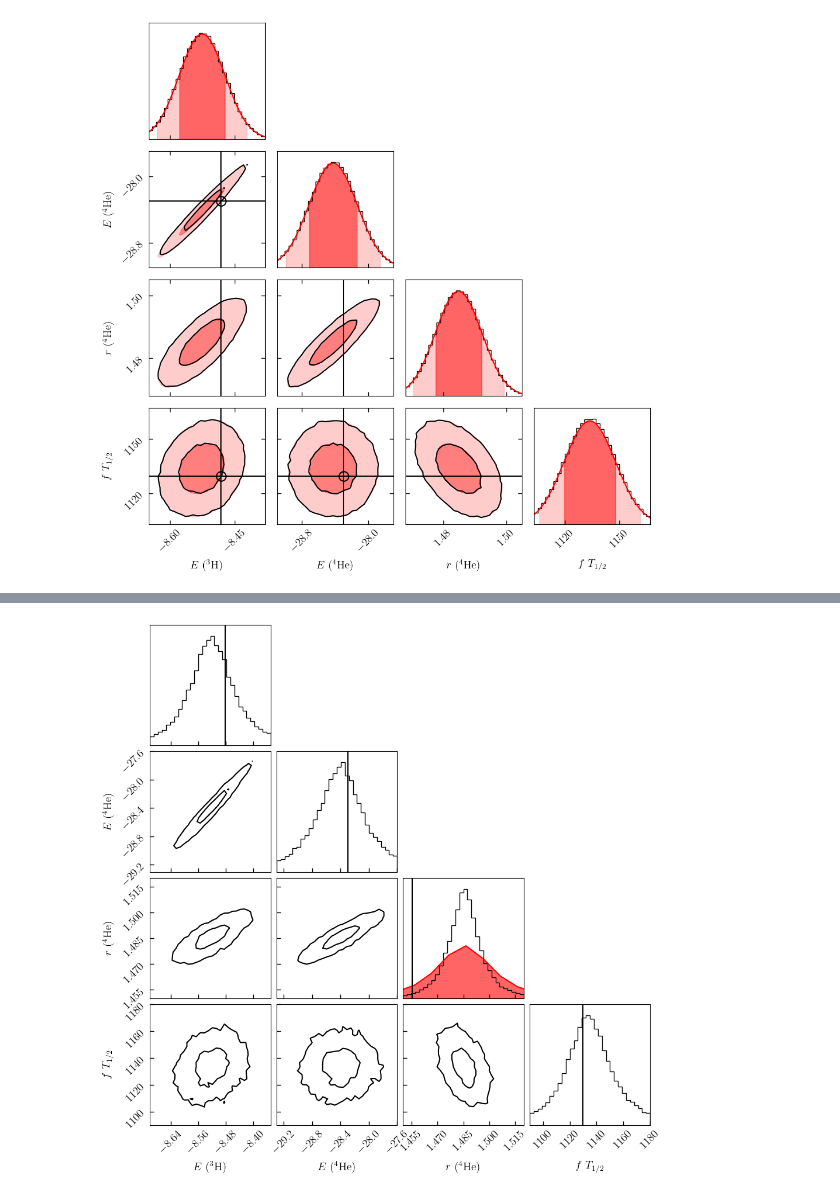
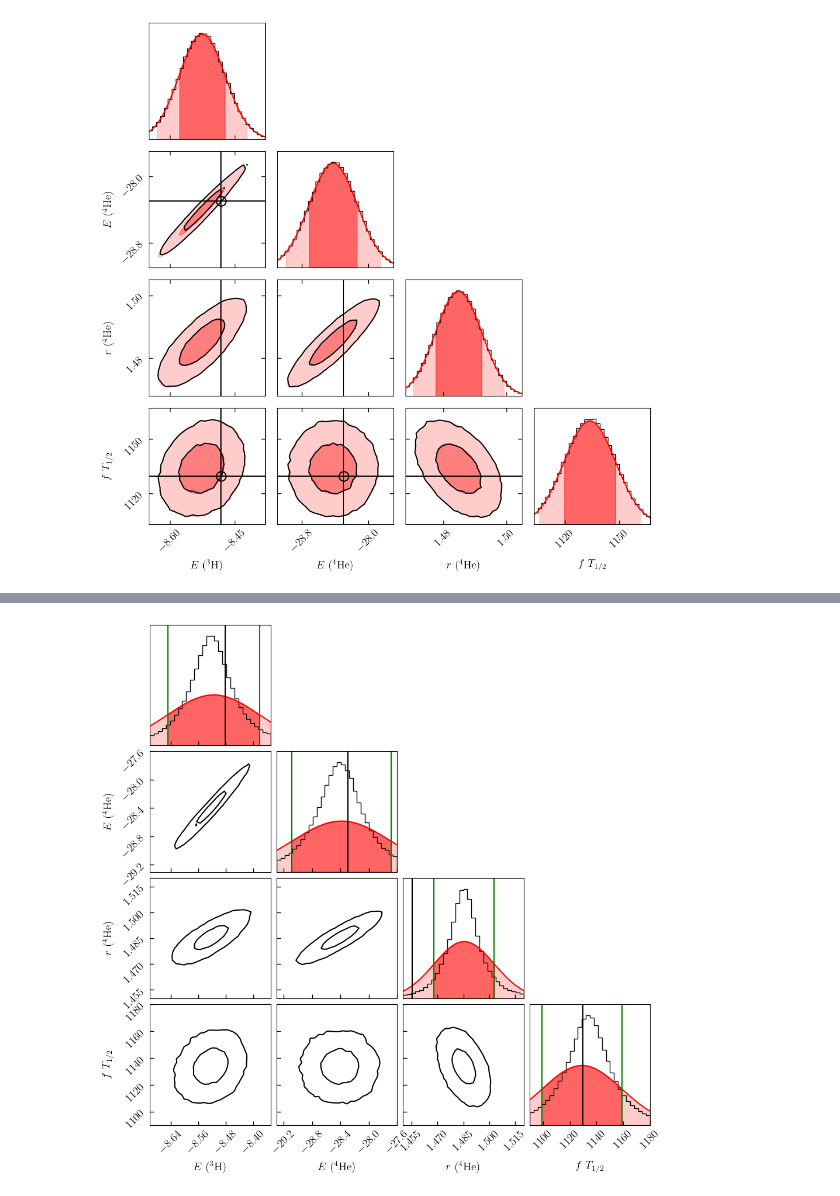
Before and after one commit to stommen/tif285-projects, a Jupyter notebook: project_1/project1_JHOS.ipynb, the cells around one changed output, grey strips where cells are left out. Cells and saved outputs as stored; diff of their text form; code cells hidden in the pictures.

```diff
--- a/project_1/project1_JHOS.ipynb
+++ b/project_1/project1_JHOS.ipynb
@@ -581,8 +584,8 @@ def sample_analyzer(sampler, save=False):
 
     return flat_samples
 
-#samples_2 = sample_analyzer(sampler='2',save=False)
-samples_4 = sample_analyzer(sampler='4',save=False)
+samples_2 = sample_analyzer(sampler='2',save=False)
+#samples_4 = sample_analyzer(sampler='4',save=False)
 # %% [output]
 Number of samples:  1250000
 |  | Mean | Sigma |
@@ -877,13 +880,14 @@ cE = np.random.normal(0., 1, 25)
 Q = np.random.beta(3, 5, 25)
 
 # Create a 2D array of the initial positions and retrieve the number
+
 # of walkers and dimensions
 pos = np.vstack((cD, cE, Q))
 nwalkers, ndim = pos.T.shape
 
 # ------------------------- Run the MCMC sampler ---------------------------- #
 sampler_3d = emcee.EnsembleSampler(nwalkers, ndim, log_prob_fn=log_posterior_error)
-run_3d = sampler_3d.run_mcmc(pos.T, 5000, progress=True)
+run_3d = sampler_3d.run_mcmc(pos.T, 32000, progress=True)
 # %%
 # ---------------------- Analysis of the MCMC samples ----------------------- #
 
@@ -980,7 +984,7 @@ def plot_fit(ax, df_fit, loc_fit, scale_fit, cred_region):
     fill(cred_region[0], 0.5)
 
 # Retrieve the samples from the MCMC chain
-flat_samples_3d = sampler_3d.get_chain(discard=1000, thin=1, flat=True)
+flat_samples_3d = sampler_3d.get_chain(discard=2000, thin=1, flat=True)
 print(flat_samples_3d.shape)
 print('Number of samples: ', flat_samples_3d.shape[0])
 # Reshape the flattened samples to a 2D array
@@ -1035,43 +1050,52 @@ t-distribution fit parameters:
 # %%
 # -------- Functions used to visualize the predictive distributions --------- #
 def fit_samples(samples):
-    df_E3H, loc_E3H, _ = stats.t.fit(samples[:, 0])
-    df_E4He, loc_E4He, _ = stats.t.fit(samples[:, 1])
-    df_Rp4He, loc_Rp4He, _ = stats.t.fit(samples[:, 2])
-    df_fT3H, loc_fT3H, _ = stats.t.fit(samples[:, 3])
+    df_E3H, loc_E3H, sigma1 = stats.t.fit(samples[:, 0])
+    df_E4He, loc_E4He, sigma2 = stats.t.fit(samples[:, 1])
+    df_Rp4He, loc_Rp4He, sigma3 = stats.t.fit(samples[:, 2])
+    df_fT3H, loc_fT3H, sigma4 = stats.t.fit(samples[:, 3])
     df = (df_E3H + df_E4He + df_Rp4He + df_fT3H) / 4
     loc = [loc_E3H, loc_E4He, loc_Rp4He, loc_fT3H]
-    print(df, loc)
-    print(df_E3H, df_E4He, df_Rp4He, df_fT3H)
 
     t_cov = np.cov(samples[:, :].T)
     shape = t_cov * (df - 2) / df
 
     mv_t_pdf_obs = stats.multivariate_t(df=df, loc=loc, shape=shape)
 
-    x = np.linspace(-100, 100, 1000)
-    pdf_E3H = stats.t.pdf(x, df, loc[0], np.sqrt(shape[0, 0]))
-    pdf_E4He = stats.t.pdf(x, df, loc[1], np.sqrt(shape[1, 1]))
-    pdf_Rp4He = stats.t.pdf(x, df, loc[2], np.sqrt(shape[2, 2]))
-    pdf_fT3H = stats.t.pdf(x, df, loc[3], np.sqrt(shape[3, 3]))
+    x_E3H = np.linspace(samples[:,0].min(), samples[:,0].max(), 1000)
+    x_E4He = np.linspace(samples[:,1].min(), samples[:,1].max(), 1000)
+    x_Rp4He = np.linspace(samples[:,2].min(), samples[:,2].max(), 1000)
+    x_fT3H = np.linspace(samples[:,3].min(), samples[:,3].max(), 1000)
 
-    pdf_E3H_1sigma = np.sum(pdf_E3H[(x >= loc[0] - np.sqrt(shape[0, 0])) & (x <= loc[0] + np.sqrt(shape[0, 0]))])
-    pdf_E4He_1sigma = np.sum(pdf_E4He[(x >= loc[1] - np.sqrt(shape[1, 1])) & (x <= loc[1] + np.sqrt(shape[1, 1]))])
-    pdf_Rp4He_1sigma = np.sum(pdf_Rp4He[(x >= loc[2] - np.sqrt(shape[2, 2])) & (x <= loc[2] + np.sqrt(shape[2, 2]))])
-    pdf_fT3H_1sigma = np.sum(pdf_fT3H[(x >= loc[3] - np.sqrt(shape[3, 3])) & (x <= loc[3] + np.sqrt(shape[3, 3]))])
+    pdf_E3H = stats.t.pdf(x_E3H, df, loc[0], np.sqrt(shape[0, 0]))
+    pdf_E4He = stats.t.pdf(x_E4He, df, loc[1], np.sqrt(shape[1, 1]))
+    pdf_Rp4He = stats.t.pdf(x_Rp4He, df, loc[2], np.sqrt(shape[2, 2]))
+    pdf_fT3H = stats.t.pdf(x_fT3H, df, loc[3], np.sqrt(shape[3, 3]))
+
+    pdf_E3H_1sigma = np.sum(pdf_E3H[(x_E3H >= loc[0] - np.sqrt(shape[0, 0])) & (x_E3H <= loc[0] + np.sqrt(shape[0, 0]))])
+    pdf_E4He_1sigma = np.sum(pdf_E4He[(x_E4He >= loc[1] - np.sqrt(shape[1, 1])) & (x_E4He <= loc[1] + np.sqrt(shape[1, 1]))])
+    pdf_Rp4He_1sigma = np.sum(pdf_Rp4He[(x_Rp4He >= loc[2] - np.sqrt(shape[2, 2])) & (x_Rp4He <= loc[2] + np.sqrt(shape[2, 2]))])
+    pdf_fT3H_1sigma = np.sum(pdf_fT3H[(x_fT3H >= loc[3] - np.sqrt(shape[3, 3])) & (x_fT3H <= loc[3] + np.sqrt(shape[3, 3]))])
     cred_1sigma = [pdf_E3H_1sigma / np.sum(pdf_E3H), pdf_E4He_1sigma / np.sum(pdf_E4He),
                    pdf_Rp4He_1sigma / np.sum(pdf_Rp4He), pdf_fT3H_1sigma / np.sum(pdf_fT3H)]
 
-    pdf_E3H_2sigma = np.sum(pdf_E3H[(x >= loc[0] - 2*np.sqrt(shape[0, 0])) & (x <= loc[0] + 2*np.sqrt(shape[0, 0]))])
-    pdf_E4He_2sigma = np.sum(pdf_E4He[(x >= loc[1] - 2*np.sqrt(shape[1, 1])) & (x <= loc[1] + 2*np.sqrt(shape[1, 1]))])
-    pdf_Rp4He_2sigma = np.sum(pdf_Rp4He[(x >= loc[2] - 2*np.sqrt(shape[2, 2])) & (x <= loc[2] + 2*np.sqrt(shape[2, 2]))])
-    pdf_fT3H_2sigma = np.sum(pdf_fT3H[(x >= loc[3] - 2*np.sqrt(shape[3, 3])) & (x <= loc[3] + 2*np.sqrt(shape[3, 3]))])
+    pdf_E3H_2sigma = np.sum(pdf_E3H[(x_E3H >= loc[0] - 2*np.sqrt(shape[0, 0])) & (x_E3H <= loc[0] + 2*np.sqrt(shape[0, 0]))])
+    pdf_E4He_2sigma = np.sum(pdf_E4He[(x_E4He >= loc[1] - 2*np.sqrt(shape[1, 1])) & (x_E4He <= loc[1] + 2*np.sqrt(shape[1, 1]))])
+    pdf_Rp4He_2sigma = np.sum(pdf_Rp4He[(x_Rp4He >= loc[2] - 2*np.sqrt(shape[2, 2])) & (x_Rp4He <= loc[2] + 2*np.sqrt(shape[2, 2]))])
+    pdf_fT3H_2sigma = np.sum(pdf_fT3H[(x_fT3H >= loc[3] - 2*np.sqrt(shape[3, 3])) & (x_fT3H <= loc[3] + 2*np.sqrt(shape[3, 3]))])
     cred_2sigma = [pdf_E3H_2sigma / np.sum(pdf_E3H), pdf_E4He_2sigma / np.sum(pdf_E4He),
                    pdf_Rp4He_2sigma / np.sum(pdf_Rp4He), pdf_fT3H_2sigma / np.sum(pdf_fT3H)]
 
+
+    # print('shape',shape)
+    # print('error',np.sqrt(np.diag(shape)))
+    # print('\n sig1',sigma1, sigma2,sigma3,sigma4,'\n')
+    # print('cred_1sig',cred_1sigma)
+    # print('cred_2sig',cred_2sigma,'\n')
+
     return df, loc, shape, mv_t_pdf_obs, cred_1sigma, cred_2sigma
 
-def plot_fit(ax, df_fit, loc_fit, scale_fit, cred_region, var_idx):
+def plot_fit(ax, preds, df_fit, loc_fit, scale_fit, cred_region, var_idx, xlim):
 
     def fill(cred_region, alpha):
         lower = stats.t.ppf(1-(1+cred_region)/2, df_fit, loc_fit, scale_fit)
@@ -1091,12 +1115,13 @@ def plot_fit(ax, df_fit, loc_fit, scale_fit, cred_region, var_idx):
     area = np.sum(bin_width/2 * bin_heights)
 
     ### Generate the t-distribution PDF using the fitted parameters
-    x = np.linspace(-5, 5, 1000)
-    df_fit = 2.4
+    x = np.linspace(xlim[0], xlim[1], 1000)
     pdf = stats.t.pdf(x, df_fit, loc_fit, scale_fit) * area
     ### Plot the t-distribution PDF over the histogram
     ax.plot(x, pdf, 'r')
     ax.axvline(x=truths[var_idx], color='k')
+    ax.axvline(x=loc_fit-scale_fit, color='g')
+    ax.axvline(x=loc_fit+scale_fit, color='g')
 
     fill(cred_region[1], 0.2)
     fill(cred_region[0], 0.5)
@@ -1148,19 +1173,8 @@ def corner_contour(contour_ax, mv_pdf, mu, sigma, var_idx):
     # contour_ax.contour(x, y, pdf_values, levels=[test_95, test_68], colors='k')
 
 # --------- Compute the predictive distributions of the observables --------- #
-# Retrieve the samples from the MCMC chain
-cD_t = samples_3d[:,0]
-cE_t = samples_3d[:,1]
-z1, z2, z3 = stats.t.fit(cD_t)
-z4, _, _, = stats.t.fit(cE_t)
-print(z1, z4)
-#Q = samples[:,2]
-
 truths = [y_E3H, y_E4He, y_Rp4He, y_fT3H]
-
-# Compute the predictive distributions for the observables
-E4He_t, Rp4He_t, _, _, E3H_t, _, fT3H_t = vfewnucleonEmulator(cD_t, cE_t)
-obs_values = np.array([E3H_t, E4He_t, Rp4He_t, fT3H_t])
+#area = [25000, 77000, 3000, 10000000]
 
 # --- Plotting the corner plot with the posterior predictive distribution --- #
 fig = corner.corner(obs_values.T, labels=[r"$E$ ($^3$H)", r"$E$ ($^4$He)", r"$r$ ($^4$He)", r"$f$ $T_{1/2}$"], color='k',
@@ -1182,8 +1196,10 @@ df_fit, loc_fit, shape_fit, mv_t_pdf_obs, cred_1sigma, cred_2sigma = fit_samples
 for i, ax in enumerate(fig.get_axes()):
     ax.tick_params(axis='both', direction='in', length=5, width=1, colors='black')
     if i in diag_indices:
+        xlim = ax.get_xlim()
+        preds = obs_values.T[:, diag_indices.index(i)]
         cred_region = [cred_1sigma[diag_indices.index(i)], cred_2sigma[diag_indices.index(i)]]
-        plot_fit(ax, df_fit, loc_fit[diag_indices.index(i)], np.sqrt(np.diag(shape_fit))[diag_indices.index(i)], cred_region, diag_indices.index(i))
+        plot_fit(ax, preds, df_fit, loc_fit[diag_indices.index(i)], np.sqrt(np.diag(shape_fit))[diag_indices.index(i)], cred_region, diag_indices.index(i), xlim)
     #elif i in contour_indices:
     #    corner_contour(ax, mv_pdf, means, cov, var_idx=var_indices[contour_indices.index(i)])
 # %% [output]
@@ -1193 +1206 @@ for i, ax in enumerate(fig.get_axes()):
-[figure, old version]
+[figure, new version]
```
Also changed, not shown: parts of 6 cells of this notebook, 1 other file.
